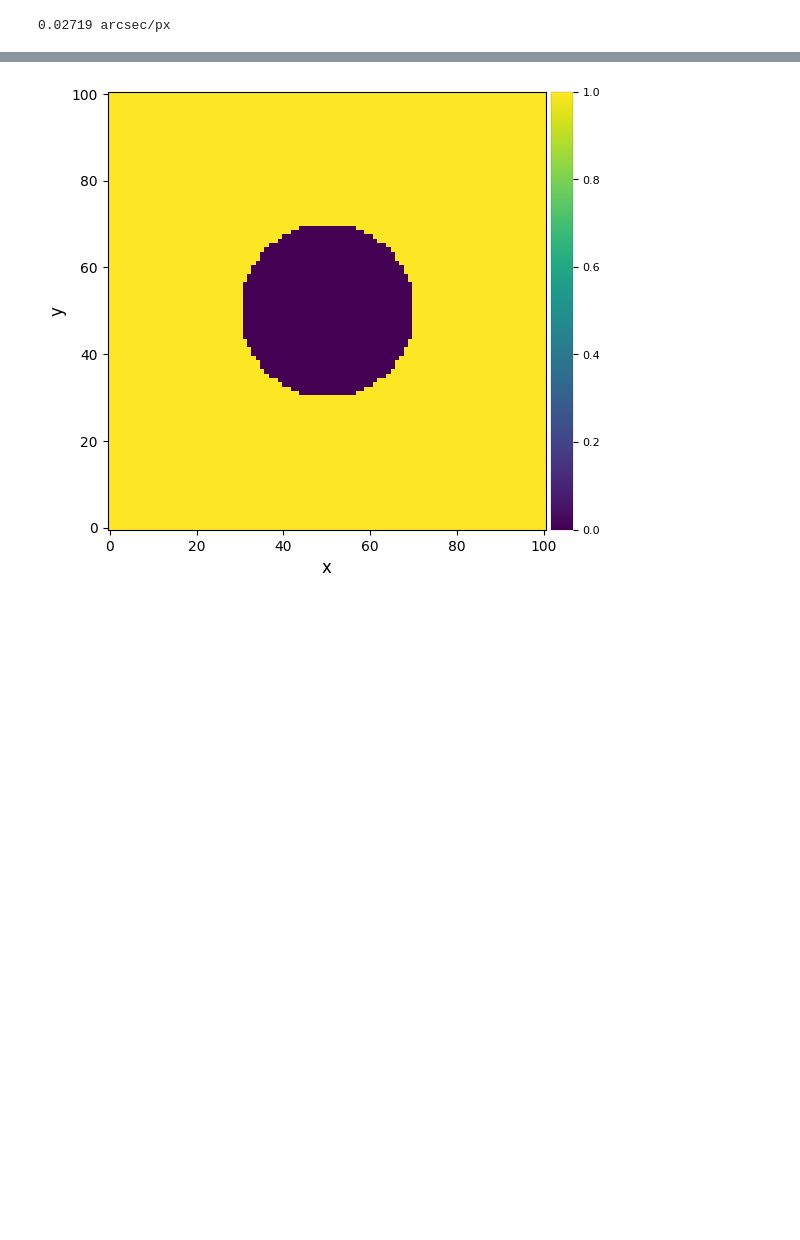
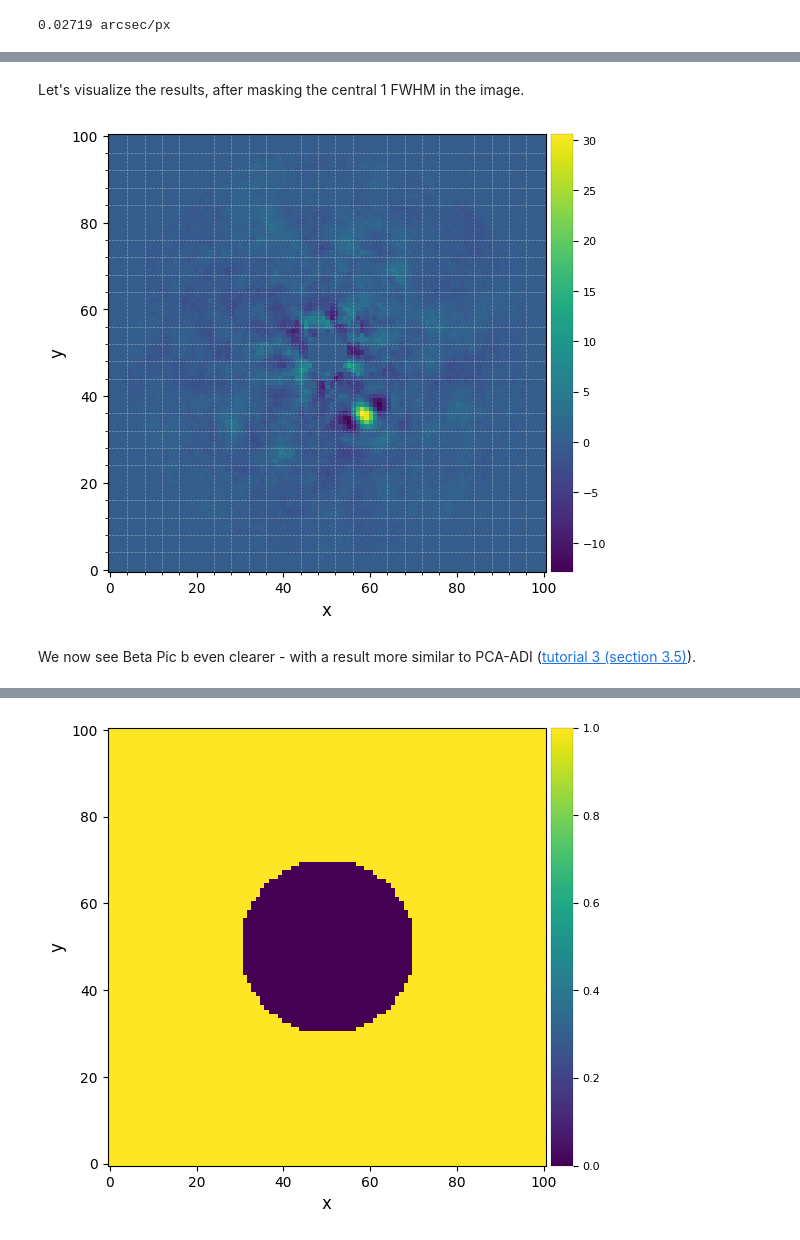
Before and after one commit to Sand-jrd/VIP_extras, a Jupyter notebook: tutorials/06_psfsub_fm_RDI.ipynb, the cells around one changed output, grey strips where cells are left out. Cells and saved outputs as stored; diff of their text form; code cells hidden in the pictures; blank space fills up the shorter version.

```diff
--- a/tutorials/06_psfsub_fm_RDI.ipynb
+++ b/tutorials/06_psfsub_fm_RDI.ipynb
@@ -168,0 +217,5 @@ Let's first define a binary mask, corresponding to the area of the image which c
+# %%
+from vip_hci.psfsub import pca_annular
+asize = cube.shape[-1]//4 - 1
+
+pca_ardi_fr = pca_annular(cube, angs, ncomp=13, asize=asize, fwhm=fwhm_naco, cube_ref=cube_ref)
@@ -168,0 +239,8 @@ Let's first define a binary mask, corresponding to the area of the image which c
+# %% [markdown]
+Let's visualize the results, after masking the central 1 FWHM in the image.
+# %%
+plot_frames(mask_circle(pca_ardi_fr, fwhm_naco), grid=True)
+# %% [output]
+[figure, added]
+# %% [markdown]
+We now see Beta Pic b even clearer - with a result more similar to PCA-ADI ([tutorial 3 (section 3.5)](https://vip.readthedocs.io/en/latest/tutorials/03A_psfsub_ADI.html#3.5.-Principal-Component-Analysis-(PCA))).
```
Also changed, not shown: parts of 97 cells of this notebook.
